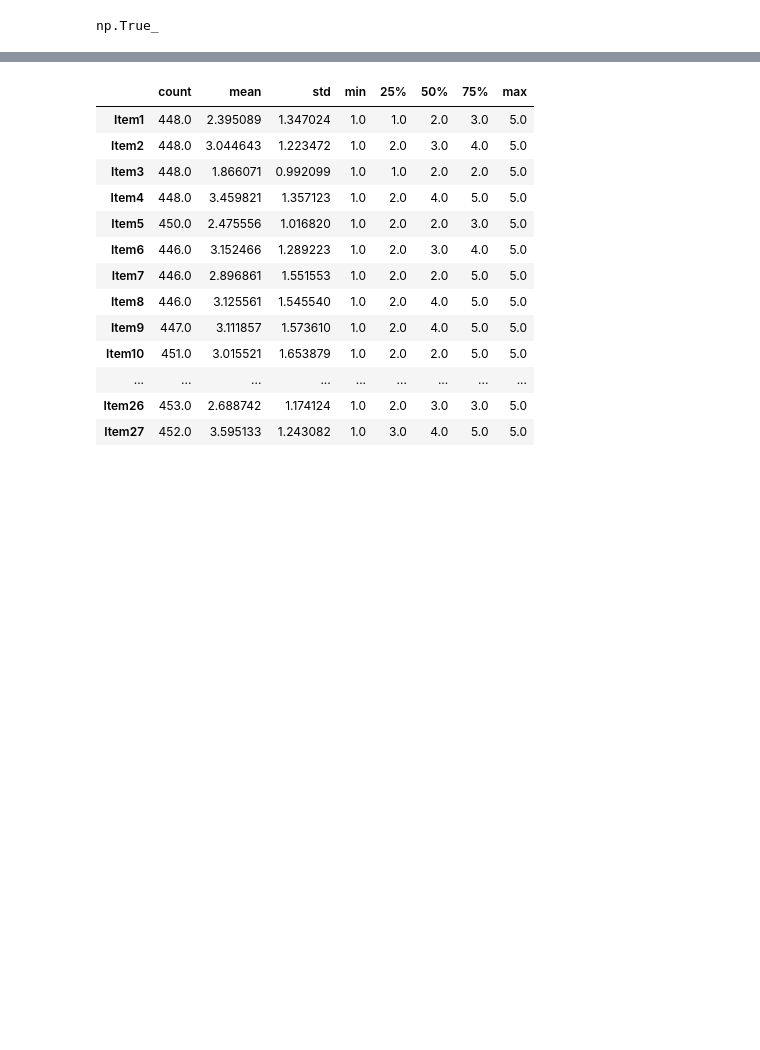
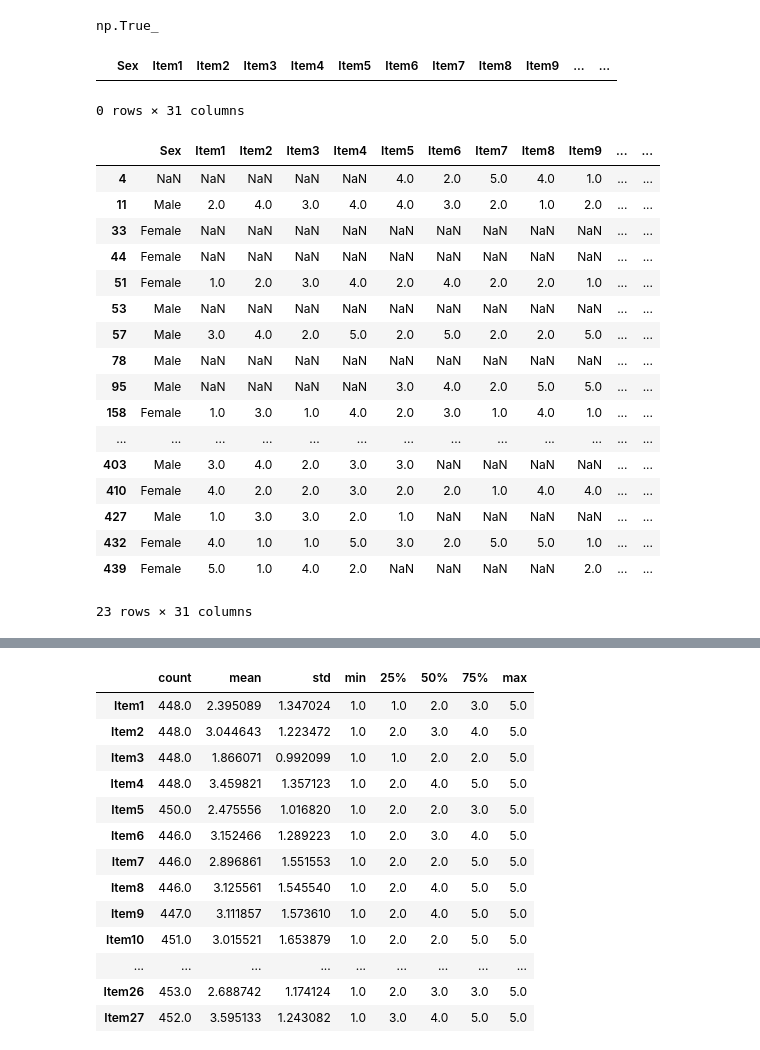
Before and after one commit to Dcroix/Kickstart-DataScience-Python, a Jupyter notebook: 3 Data Cleaning through Imputation Techniques.ipynb, the cells around one changed output, grey strips where cells are left out. Cells and saved outputs as stored; diff of their text form; code cells hidden in the pictures; blank space fills up the shorter version.

```diff
--- a/3 Data Cleaning through Imputation Techniques.ipynb
+++ b/3 Data Cleaning through Imputation Techniques.ipynb
@@ -29,3 +29,29 @@ np.True_
 # For curiosity, you may subset the dataframe to include all rows that is made up of all missing cases and view them.
 missing_df1= df[df.isnull().all(axis=1)] # take a subset to include all rows with missing cases
 missing_df2= df[df.isnull().any(axis=1)] # take a subset to include any row with missing cases
+# %%
+missing_df1
+# %% [output]
+|  | Sex | Item1 | Item2 | Item3 | Item4 | Item5 | Item6 | Item7 | Item8 | Item9 | ... | ... |
+0 rows × 31 columns
+# %%
+missing_df2
+# %% [output]
+|  | Sex | Item1 | Item2 | Item3 | Item4 | Item5 | Item6 | Item7 | Item8 | Item9 | ... | ... |
+| 4 | NaN | NaN | NaN | NaN | NaN | 4.0 | 2.0 | 5.0 | 4.0 | 1.0 | ... | ... |
+| 11 | Male | 2.0 | 4.0 | 3.0 | 4.0 | 4.0 | 3.0 | 2.0 | 1.0 | 2.0 | ... | ... |
+| 33 | Female | NaN | NaN | NaN | NaN | NaN | NaN | NaN | NaN | NaN | ... | ... |
+| 44 | Female | NaN | NaN | NaN | NaN | NaN | NaN | NaN | NaN | NaN | ... | ... |
+| 51 | Female | 1.0 | 2.0 | 3.0 | 4.0 | 2.0 | 4.0 | 2.0 | 2.0 | 1.0 | ... | ... |
+| 53 | Male | NaN | NaN | NaN | NaN | NaN | NaN | NaN | NaN | NaN | ... | ... |
+| 57 | Male | 3.0 | 4.0 | 2.0 | 5.0 | 2.0 | 5.0 | 2.0 | 2.0 | 5.0 | ... | ... |
+| 78 | Male | NaN | NaN | NaN | NaN | NaN | NaN | NaN | NaN | NaN | ... | ... |
+| 95 | Male | NaN | NaN | NaN | NaN | 3.0 | 4.0 | 2.0 | 5.0 | 5.0 | ... | ... |
+| 158 | Female | 1.0 | 3.0 | 1.0 | 4.0 | 2.0 | 3.0 | 1.0 | 4.0 | 1.0 | ... | ... |
+| ... | ... | ... | ... | ... | ... | ... | ... | ... | ... | ... | ... | ... |
+| 403 | Male | 3.0 | 4.0 | 2.0 | 3.0 | 3.0 | NaN | NaN | NaN | NaN | ... | ... |
+| 410 | Female | 4.0 | 2.0 | 2.0 | 3.0 | 2.0 | 2.0 | 1.0 | 4.0 | 4.0 | ... | ... |
+| 427 | Male | 1.0 | 3.0 | 3.0 | 2.0 | 1.0 | NaN | NaN | NaN | NaN | ... | ... |
+| 432 | Female | 4.0 | 1.0 | 1.0 | 5.0 | 3.0 | 2.0 | 5.0 | 5.0 | 1.0 | ... | ... |
+| 439 | Female | 5.0 | 1.0 | 4.0 | 2.0 | NaN | NaN | NaN | NaN | 2.0 | ... | ... |
+23 rows × 31 columns
```
Also changed, not shown: parts of 13 cells of this notebook.
